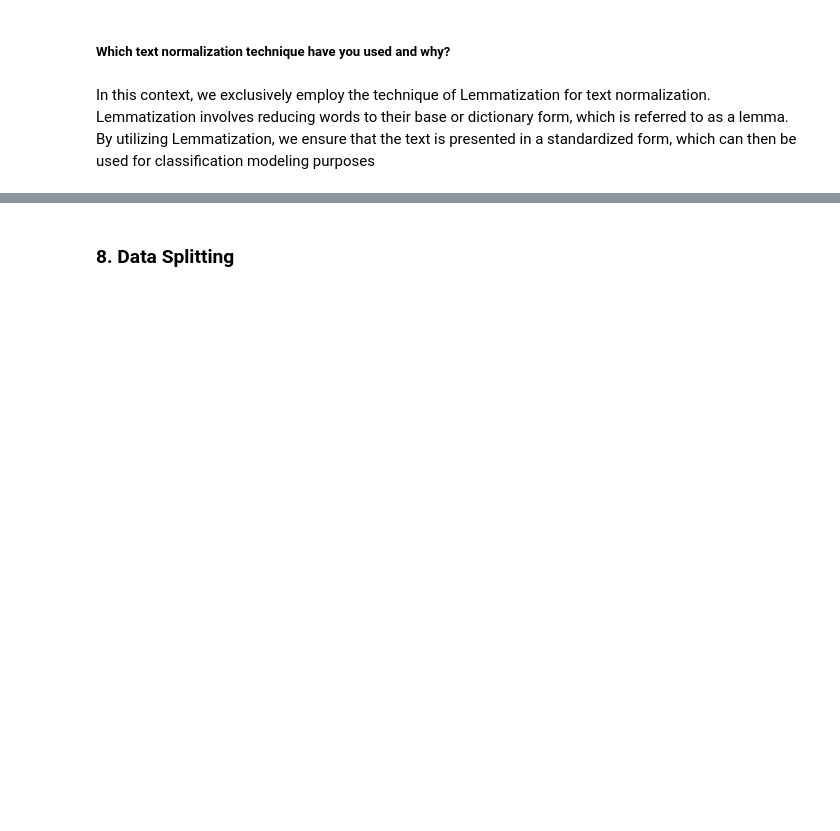
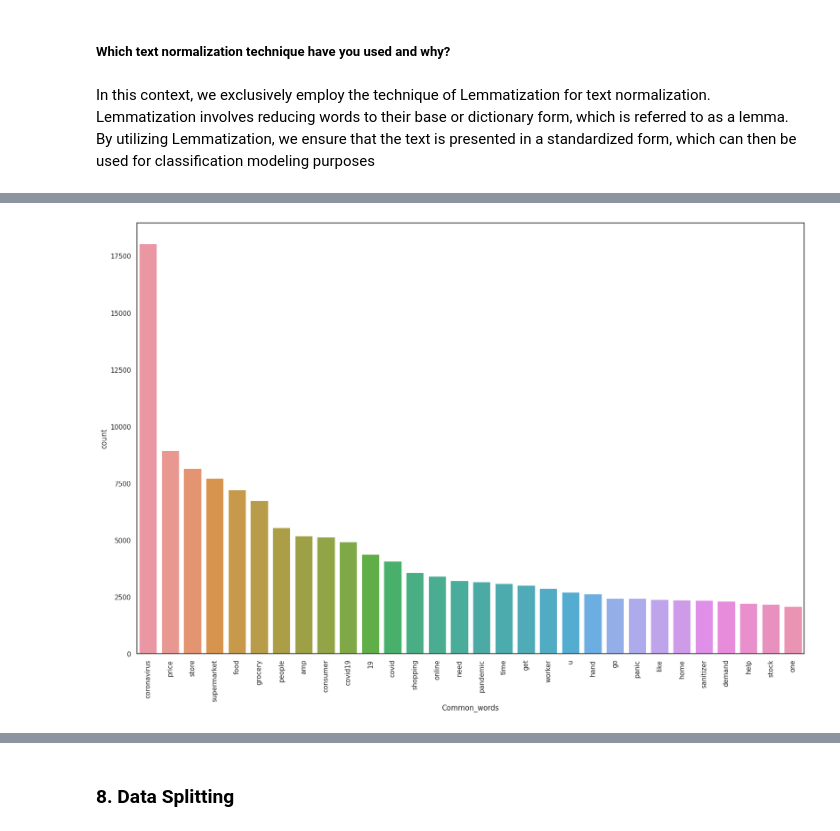
Before and after one commit to paralkardhananjay/Coronavirus-Tweets-Sentimental-D-Paralkar, a Jupyter notebook: Coronavirus_Tweets_Sentimental_|_Classification_|_D_Paralkar.ipynb, the cells around one changed output, grey strips where cells are left out. Drawn from its saved outputs; the diff is of its cells as text; code cells hidden in the pictures; blank space fills up the shorter version.

```diff
--- a/Coronavirus_Tweets_Sentimental_|_Classification_|_D_Paralkar.ipynb
+++ b/Coronavirus_Tweets_Sentimental_|_Classification_|_D_Paralkar.ipynb
@@ -557,13 +755,15 @@ top_words
 # %%
 # Import the `Counter` class from the `collections` module
 from collections import Counter
-plt.figure(figsize=(20,10))
+plt.figure(figsize=(20,13))
 # Import the `seaborn` library for creating data visualizations
 sns.barplot(x='Common_words',y='count',data=top_words)
 # Set the x-axis labels to be vertical
 plt.xticks(rotation='vertical')
 # Show the plot
 plt.show()
+# %% [output]
+[figure, added]
 # %%
 # Import the `WordCloud` class from the `wordcloud` module
 from wordcloud import WordCloud
```
Also changed, not shown: parts of 183 cells of this notebook.
